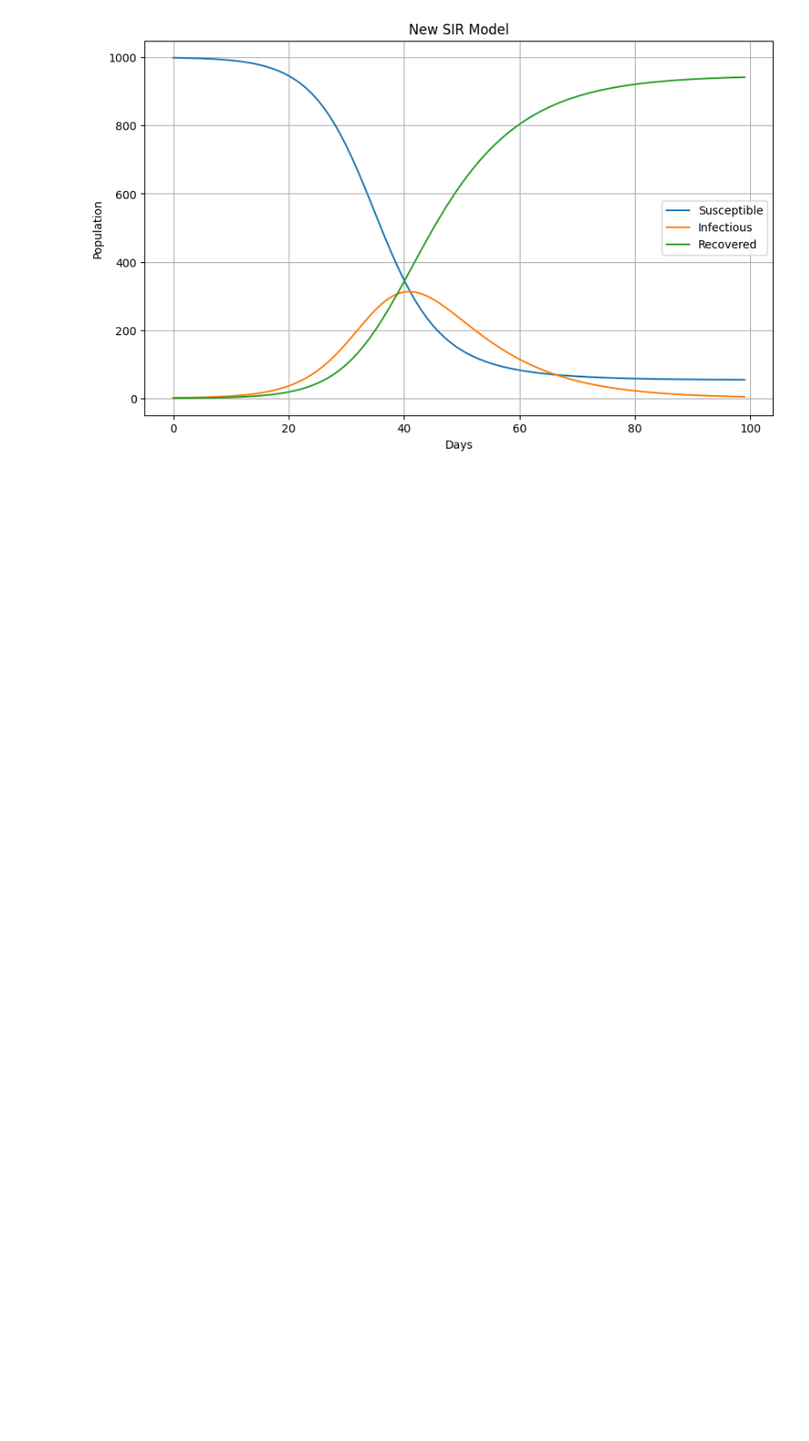
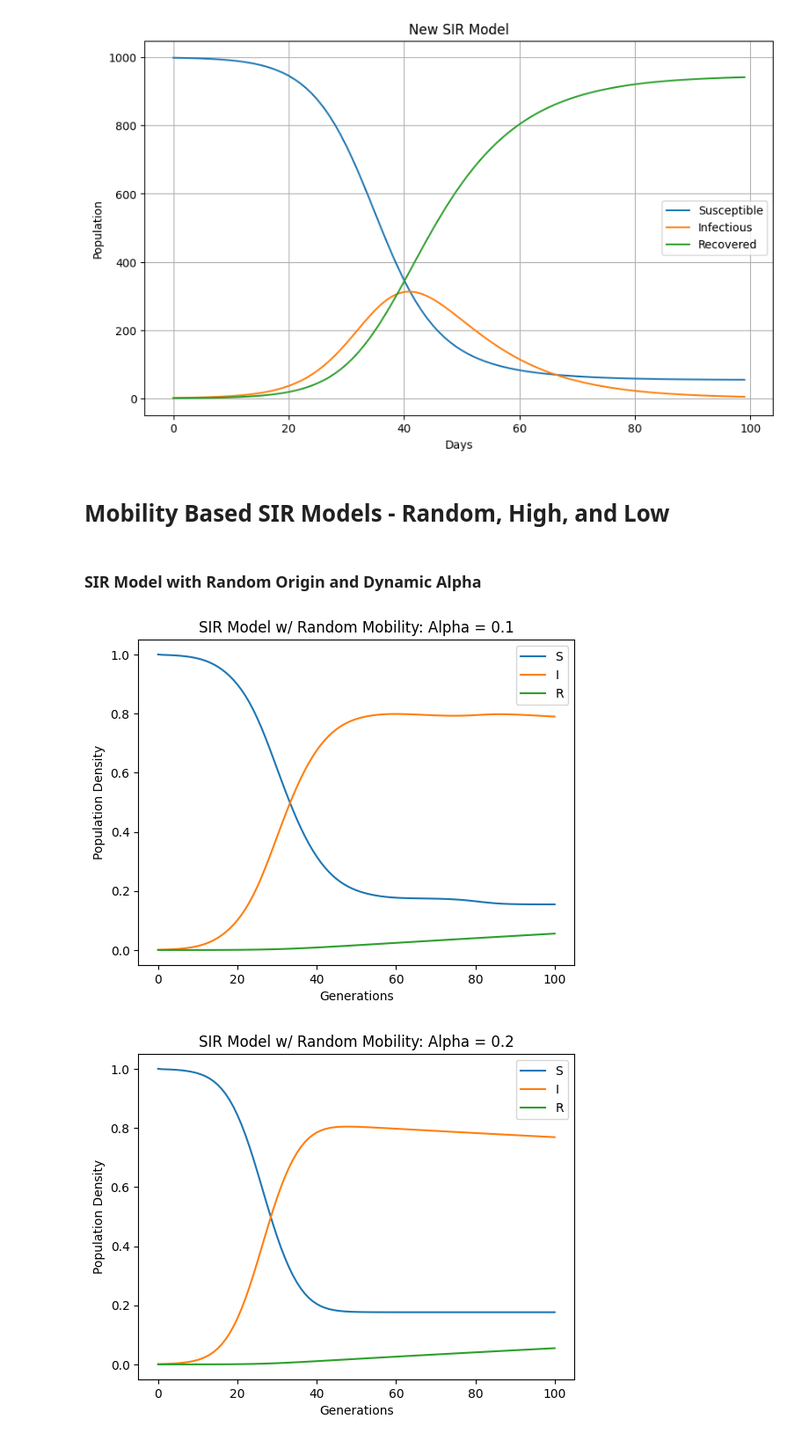
Before and after one commit to Virmani12/02712-Final-Project, a Jupyter notebook: simulations.ipynb, the cells around one changed output. Shown at 88% size. Saved outputs shown, nothing was run; the diff lists cells and outputs as text; code cells hidden in the pictures; blank space fills up the shorter version.

```diff
--- a/simulations.ipynb
+++ b/simulations.ipynb
@@ -166,3 +166,5 @@ plt.grid(True)
 plt.show()
 # %% [output]
 [figure]
+# %% [markdown]
+# Mobility Based SIR Models - Random, High, and Low
@@ -168,0 +221,31 @@ plt.show()
+# %%
+def sir_plotting(results, type):
+    for key, values in results:
+        plt.figure()
+        for sublist in values:
+            # plt.plot(sublist, label=f'{key}_{values.index(sublist)}')
+            plt.plot(sublist, label=translation[values.index(sublist)])
+            plt.title(f'SIR Model w/ {type} Mobility: Alpha = {key}')
+
+        plt.legend()
+        plt.xlabel("Generations")
+        plt.ylabel("Population Density")
+    plt.show()
+# %% [markdown]
+### SIR Model with Random Origin and Dynamic Alpha
+# %%
+beta = 0.3 # rate of infection *CHANGE LATER MAYBE*
+mu = 0.1 # rate of recovery *CHANGE LATER MAYBE*
+N = 1000
+n_locations=10
+days = 100
+alphas = np.arange(0.1,1.1,0.1)
+trials=10
+
+type = "Random"
+threshold = 0.1
+dynamic_alpha_results = dynamic_alpha(type, threshold, beta, mu, N, n_locations, days, alphas, trials)
+sir_plotting(dynamic_alpha_results.items(), type)
+# %% [output]
+[figure, added]
+[figure, added]
```
Also changed, not shown: parts of 10 cells of this notebook.
